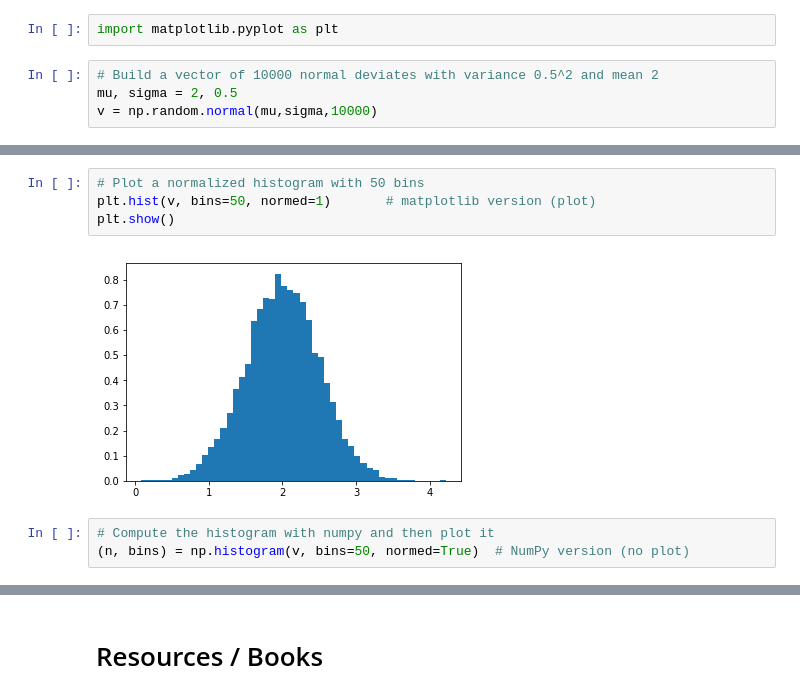
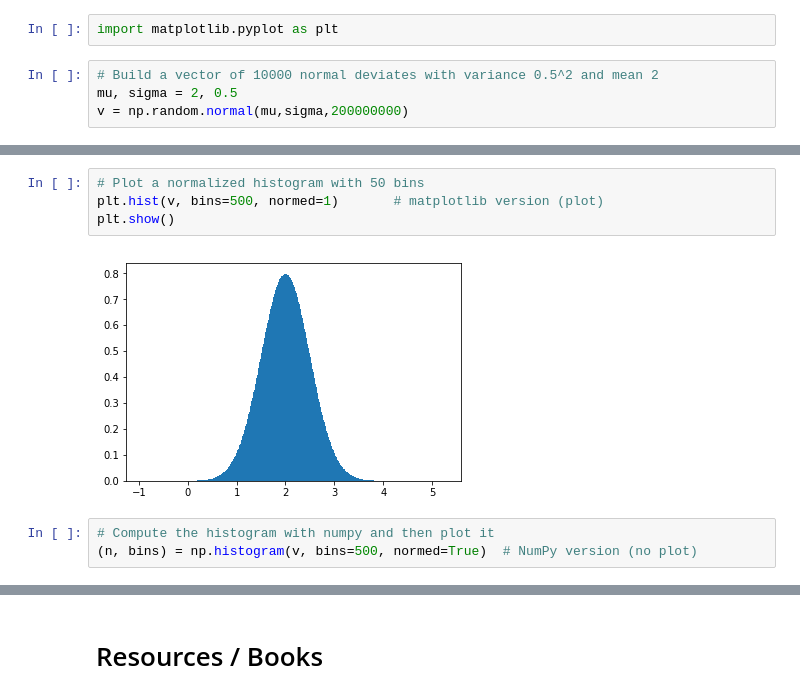
Before and after one commit to ValRCS/RCS_Python, a Jupyter notebook: RCS Python NumPy.ipynb, the cells around one changed output, grey strips where cells are left out. Saved outputs shown, nothing was run; the diff lists cells and outputs as text.

```diff
--- a/RCS Python NumPy.ipynb
+++ b/RCS Python NumPy.ipynb
@@ -855,4 +1090,4 @@ import matplotlib.pyplot as plt
 # %%
 # Build a vector of 10000 normal deviates with variance 0.5^2 and mean 2
 mu, sigma = 2, 0.5
-v = np.random.normal(mu,sigma,10000)
+v = np.random.normal(mu,sigma,200000000)
@@ -859,12 +1104,12 @@ v = np.random.normal(mu,sigma,10000)
 # %%
 # Plot a normalized histogram with 50 bins
-plt.hist(v, bins=50, normed=1)       # matplotlib version (plot)
+plt.hist(v, bins=500, normed=1)       # matplotlib version (plot)
 plt.show()
 # %% [output]
-[figure, old version]
+[figure, new version]
 # %%
 # Compute the histogram with numpy and then plot it
-(n, bins) = np.histogram(v, bins=50, normed=True)  # NumPy version (no plot)
+(n, bins) = np.histogram(v, bins=500, normed=True)  # NumPy version (no plot)
 # %%
 plt.plot(.5*(bins[1:]+bins[:-1]), n)
 plt.show()
```
Also changed, not shown: parts of 56 cells of this notebook.
